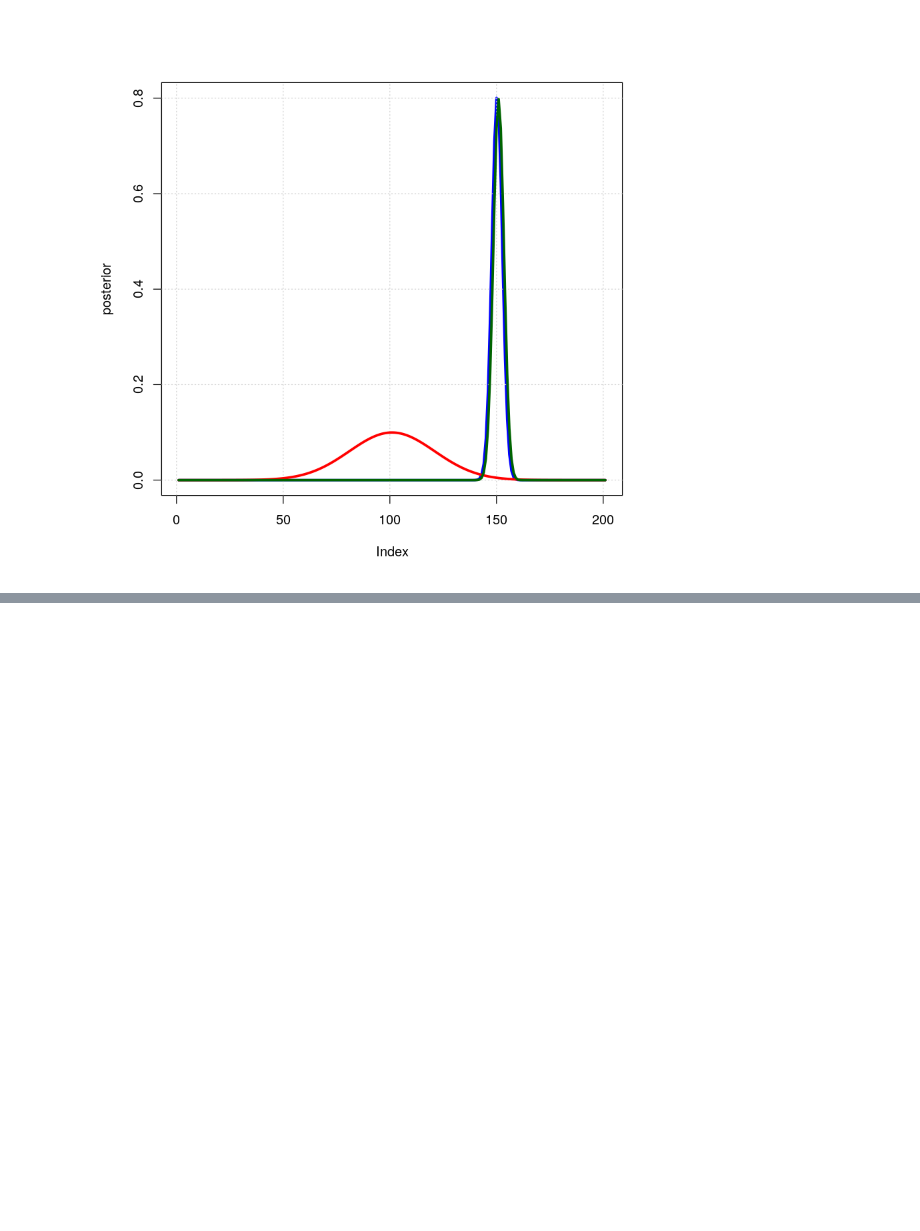
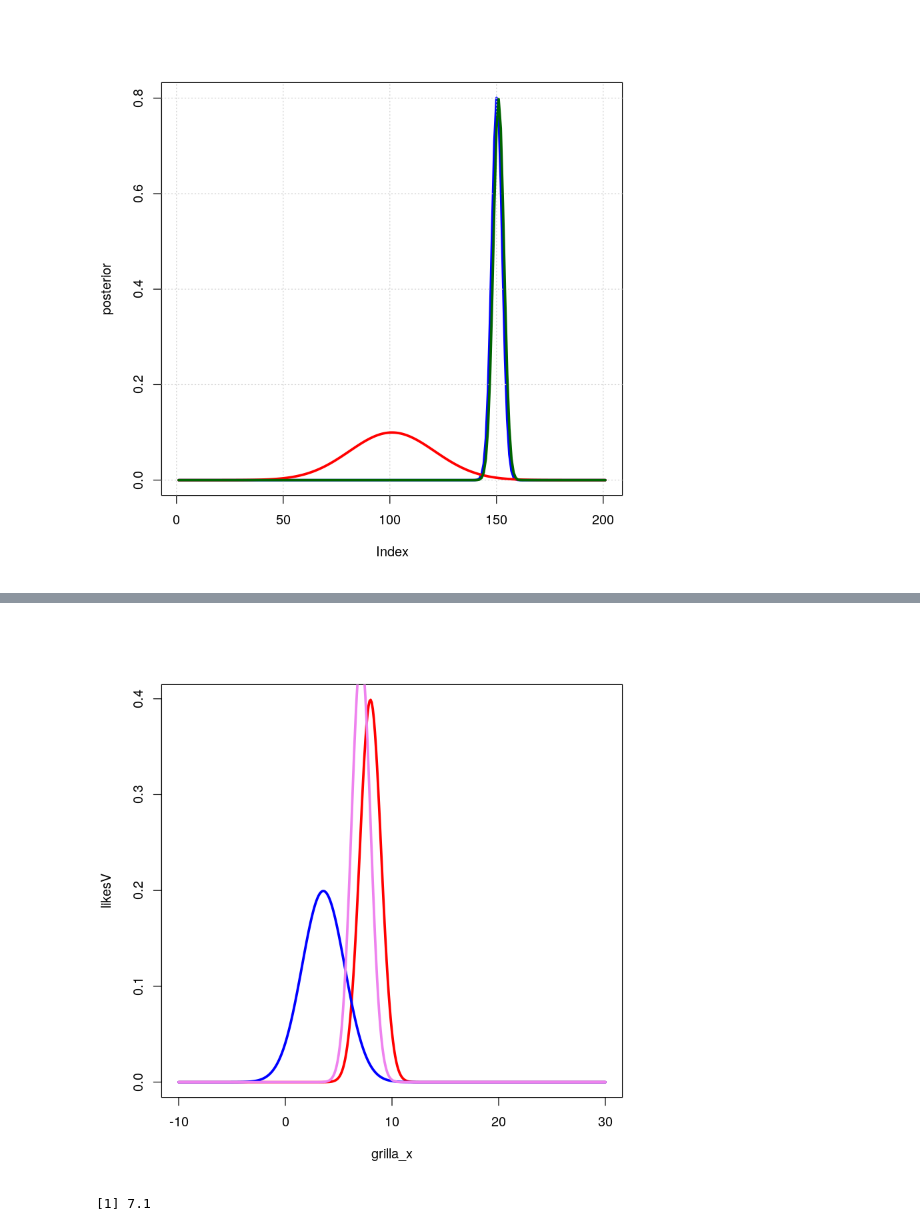
Before and after one commit to LecJackS/Toma-de-Decisiones-2020, a Jupyter notebook: Guia 6: Modelos Bayesianos (1de2)/Guia 6 - 1 de 2.ipynb, the cells around one changed output, grey strips where cells are left out. Saved outputs shown, nothing was run; the diff lists cells and outputs as text; code cells hidden in the pictures; blank space fills up the shorter version.

```diff
--- a/Guia 6: Modelos Bayesianos (1de2)/Guia 6 - 1 de 2.ipynb
+++ b/Guia 6: Modelos Bayesianos (1de2)/Guia 6 - 1 de 2.ipynb
@@ -407,0 +445,13 @@ s^MAP=xAσ2A+xVσ2V1σ2A+1σ2V
+# %%
+posterior <- protoposterior / sum(likesV * likesA * step )
+# %%
+plot(grilla_x, likesV, type='l', col='red', lwd=3)
+lines(grilla_x, likesA, col='blue', lwd=3)
+lines(grilla_x, posterior, type='l', col='violet', lwd=3)
+# %% [output]
+[figure, added]
+# %%
+s_map_estim <- grilla_x[which.max(posterior)]
+s_map_estim
+# %% [output]
+[1] 7.1
```
Also changed, not shown: parts of 12 cells of this notebook.
